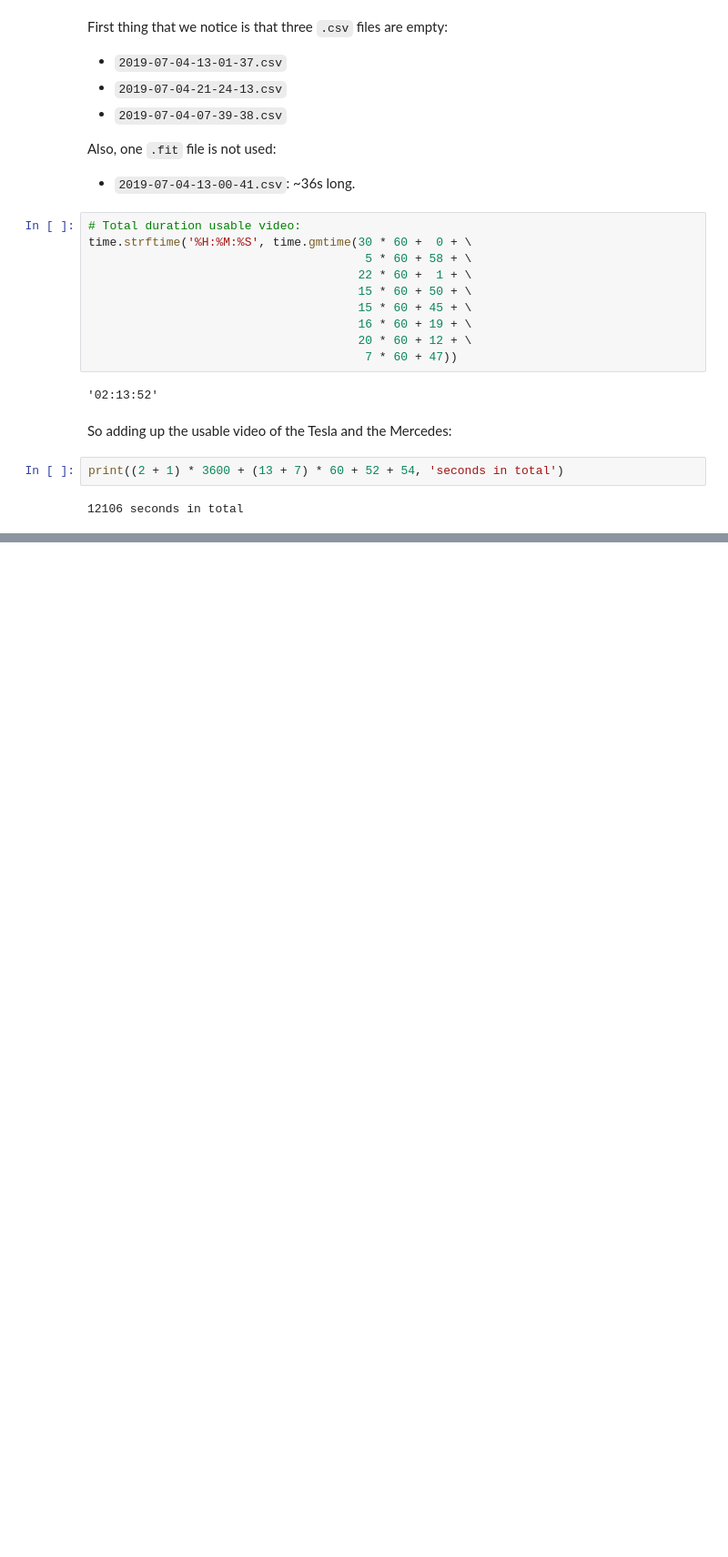
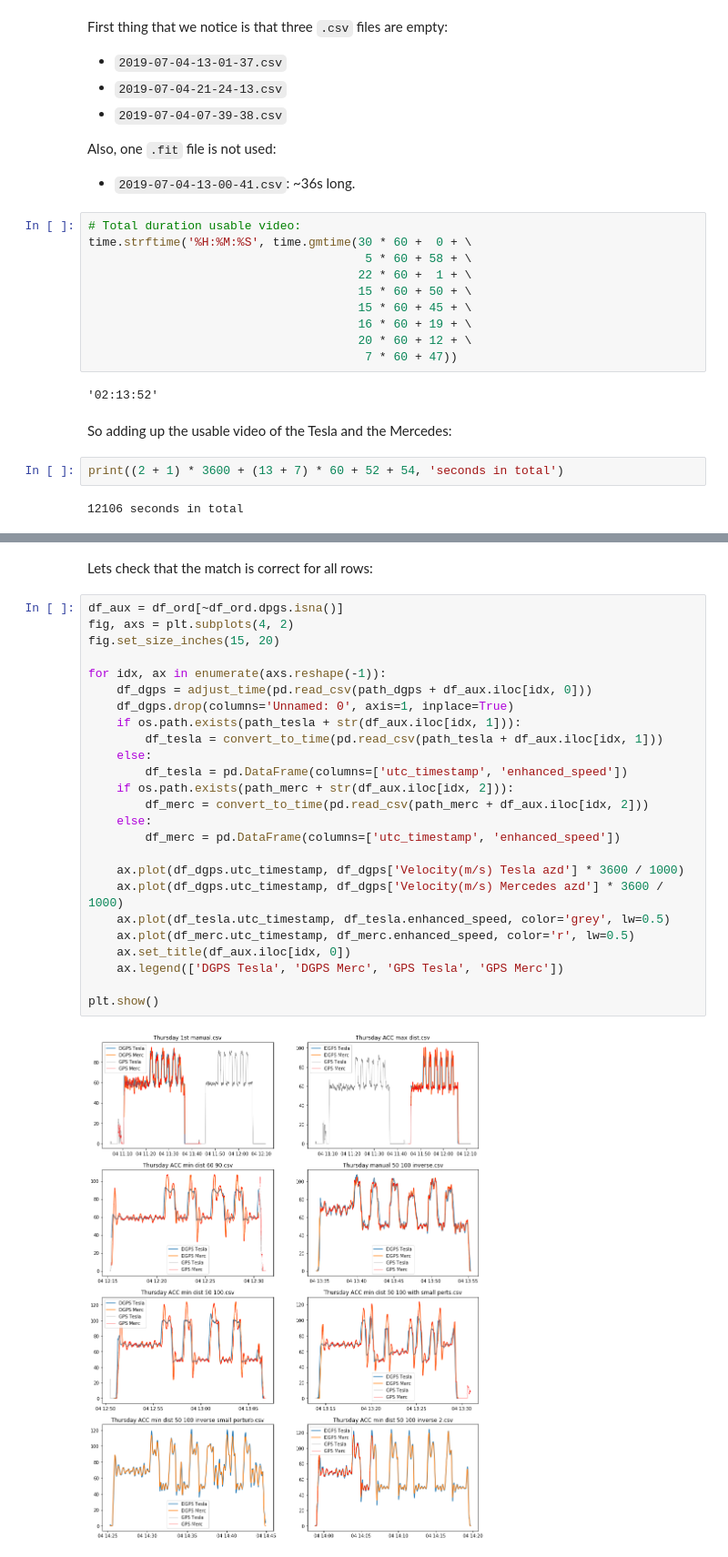
Before and after one commit to iipr/deep-auto-pi, a Jupyter notebook: notebooks/data-synchronization.ipynb, the cells around one changed output, grey strips where cells are left out. Shown at 91% size. Saved outputs shown, nothing was run; the diff lists cells and outputs as text; blank space fills up the shorter version.

```diff
--- a/notebooks/data-synchronization.ipynb
+++ b/notebooks/data-synchronization.ipynb
@@ -442,0 +667,29 @@ print((2 + 1) * 3600 + (13 + 7) * 60 + 52 + 54, 'seconds in total')
+# %% [markdown]
+Lets check that the match is correct for all rows:
+# %%
+df_aux = df_ord[~df_ord.dpgs.isna()]
+fig, axs = plt.subplots(4, 2)
+fig.set_size_inches(15, 20)
+
+for idx, ax in enumerate(axs.reshape(-1)):
+    df_dgps = adjust_time(pd.read_csv(path_dgps + df_aux.iloc[idx, 0]))
+    df_dgps.drop(columns='Unnamed: 0', axis=1, inplace=True)
+    if os.path.exists(path_tesla + str(df_aux.iloc[idx, 1])):
+        df_tesla = convert_to_time(pd.read_csv(path_tesla + df_aux.iloc[idx, 1]))
+    else:
+        df_tesla = pd.DataFrame(columns=['utc_timestamp', 'enhanced_speed'])
+    if os.path.exists(path_merc + str(df_aux.iloc[idx, 2])):
+        df_merc = convert_to_time(pd.read_csv(path_merc + df_aux.iloc[idx, 2]))
+    else:
+        df_merc = pd.DataFrame(columns=['utc_timestamp', 'enhanced_speed'])
+
+    ax.plot(df_dgps.utc_timestamp, df_dgps['Velocity(m/s) Tesla azd'] * 3600 / 1000)
+    ax.plot(df_dgps.utc_timestamp, df_dgps['Velocity(m/s) Mercedes azd'] * 3600 / 1000)
+    ax.plot(df_tesla.utc_timestamp, df_tesla.enhanced_speed, color='grey', lw=0.5)
+    ax.plot(df_merc.utc_timestamp, df_merc.enhanced_speed, color='r', lw=0.5)
+    ax.set_title(df_aux.iloc[idx, 0])
+    ax.legend(['DGPS Tesla', 'DGPS Merc', 'GPS Tesla', 'GPS Merc'])
+
+plt.show()
+# %% [output]
+[figure, added]
```
Also changed, not shown: parts of 25 cells of this notebook.
